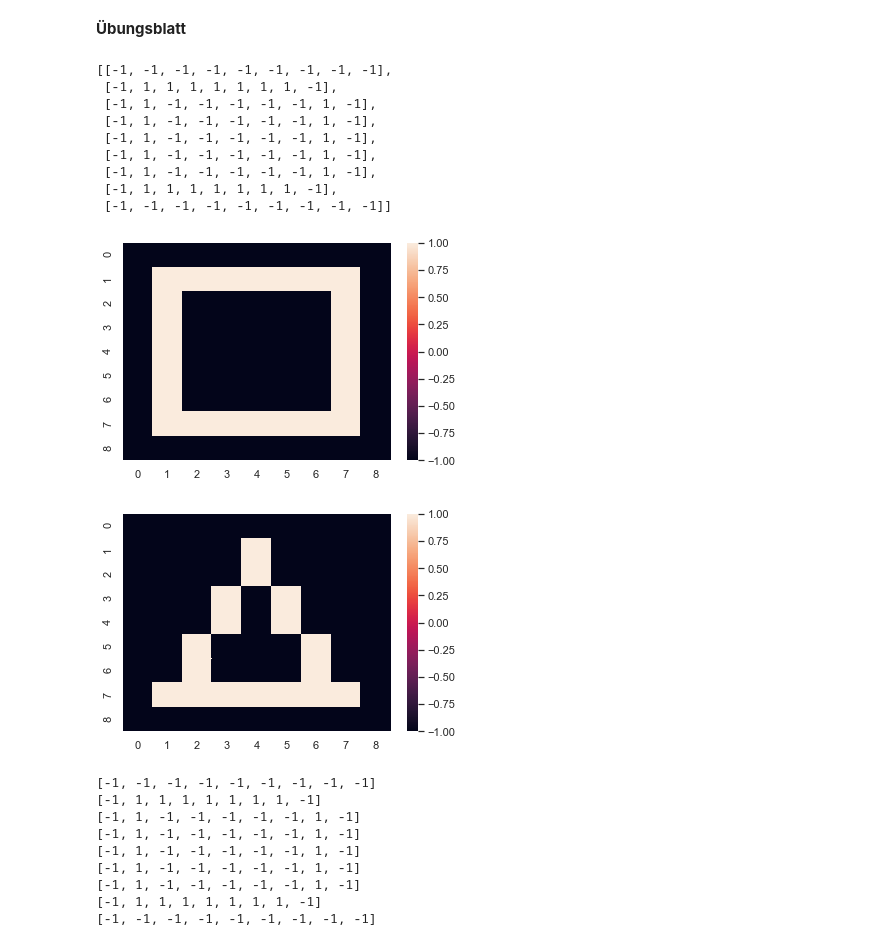
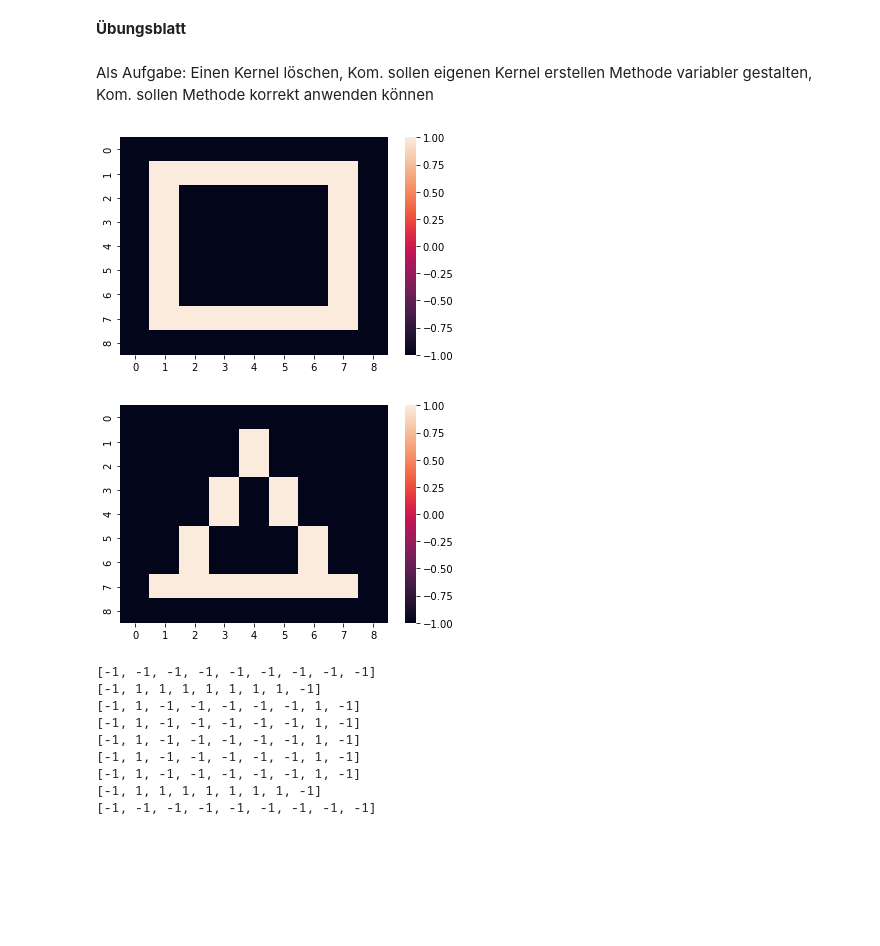
Before and after one commit to ybuchmeier/KI_Sem5, a Jupyter notebook: Uebungsblatt.ipynb, the cells around one changed output. Saved outputs shown, nothing was run; the diff lists cells and outputs as text; code cells hidden in the pictures; blank space fills up the shorter version.

```diff
--- a/Uebungsblatt.ipynb
+++ b/Uebungsblatt.ipynb
@@ -11,18 +11,9 @@ bild1.append([-1, 1, -1, -1, -1, -1, -1, 1, -1])
 bild1.append([-1, 1, -1, -1, -1, -1, -1, 1, -1])
 bild1.append([-1, 1, 1, 1, 1, 1, 1, 1, -1])
 bild1.append([-1, -1, -1, -1, -1, -1, -1, -1, -1])
-# %%
-bild1
-# %% [output]
-[[-1, -1, -1, -1, -1, -1, -1, -1, -1],
- [-1, 1, 1, 1, 1, 1, 1, 1, -1],
- [-1, 1, -1, -1, -1, -1, -1, 1, -1],
- [-1, 1, -1, -1, -1, -1, -1, 1, -1],
- [-1, 1, -1, -1, -1, -1, -1, 1, -1],
- [-1, 1, -1, -1, -1, -1, -1, 1, -1],
- [-1, 1, -1, -1, -1, -1, -1, 1, -1],
- [-1, 1, 1, 1, 1, 1, 1, 1, -1],
- [-1, -1, -1, -1, -1, -1, -1, -1, -1]]
+# %% [markdown]
+Als Aufgabe: Einen Kernel löschen, Kom. sollen eigenen Kernel erstellen
+             Methode variabler gestalten, Kom. sollen Methode korrekt anwenden können
 # %%
 bild2 = []
 bild2.append([-1, -1, -1, -1, -1, -1, -1, -1, -1])
@@ -36,14 +27,14 @@ bild2.append([-1, 1, 1, 1, 1, 1, 1, 1, -1])
 bild2.append([-1, -1, -1, -1, -1, -1, -1, -1, -1])
 # %%
 import numpy as np
-import seaborn as sns; sns.set_theme()
-b1 = sns.heatmap(bild1)
+from seaborn import heatmap
+b1 = heatmap(bild1)
 # %% [output]
-[figure, old version]
+[figure, new version]
 # %%
-b2 = sns.heatmap(bild2)
+b2 = heatmap(bild2)
 # %% [output]
-[figure, old version]
+[figure, new version]
 # %%
 for array in bild1:
     print(array)
```
Also changed, not shown: parts of 9 cells of this notebook.
